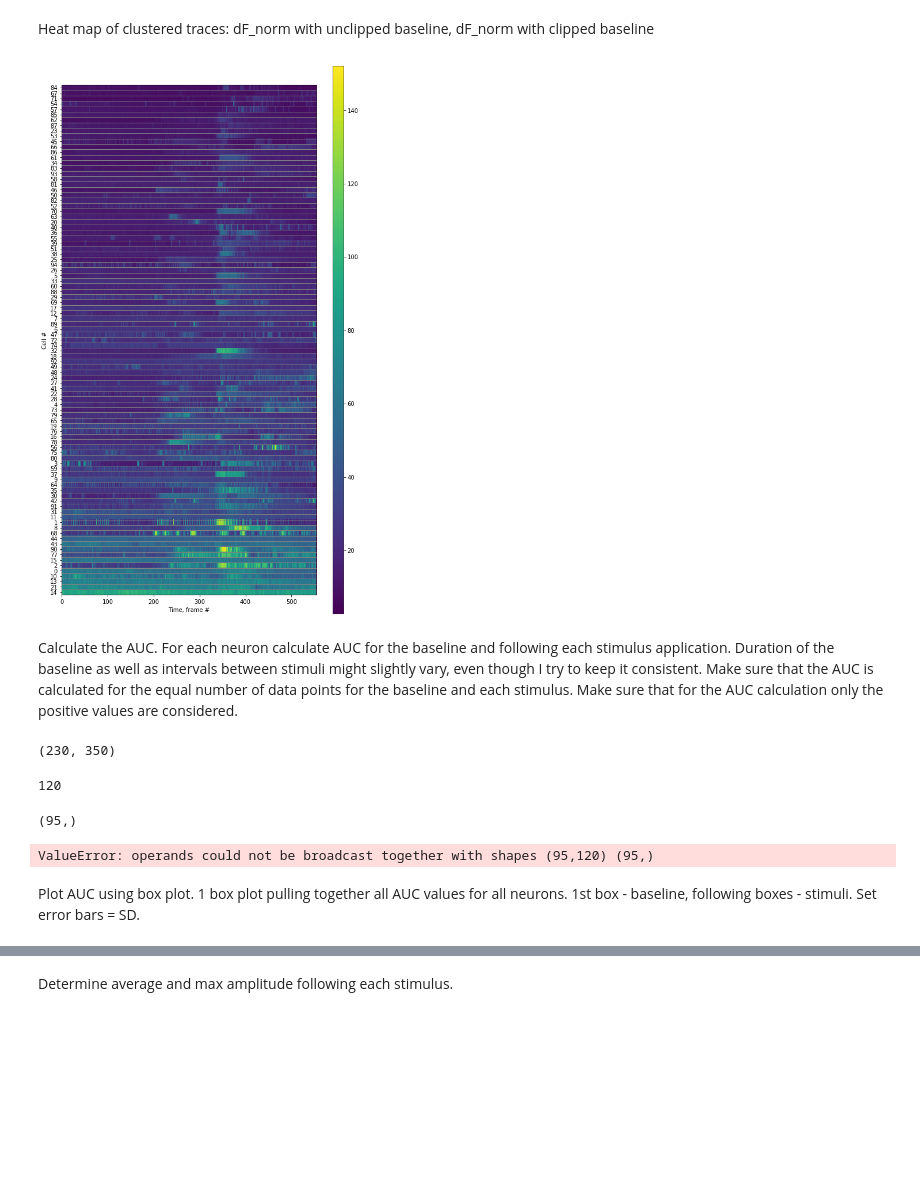
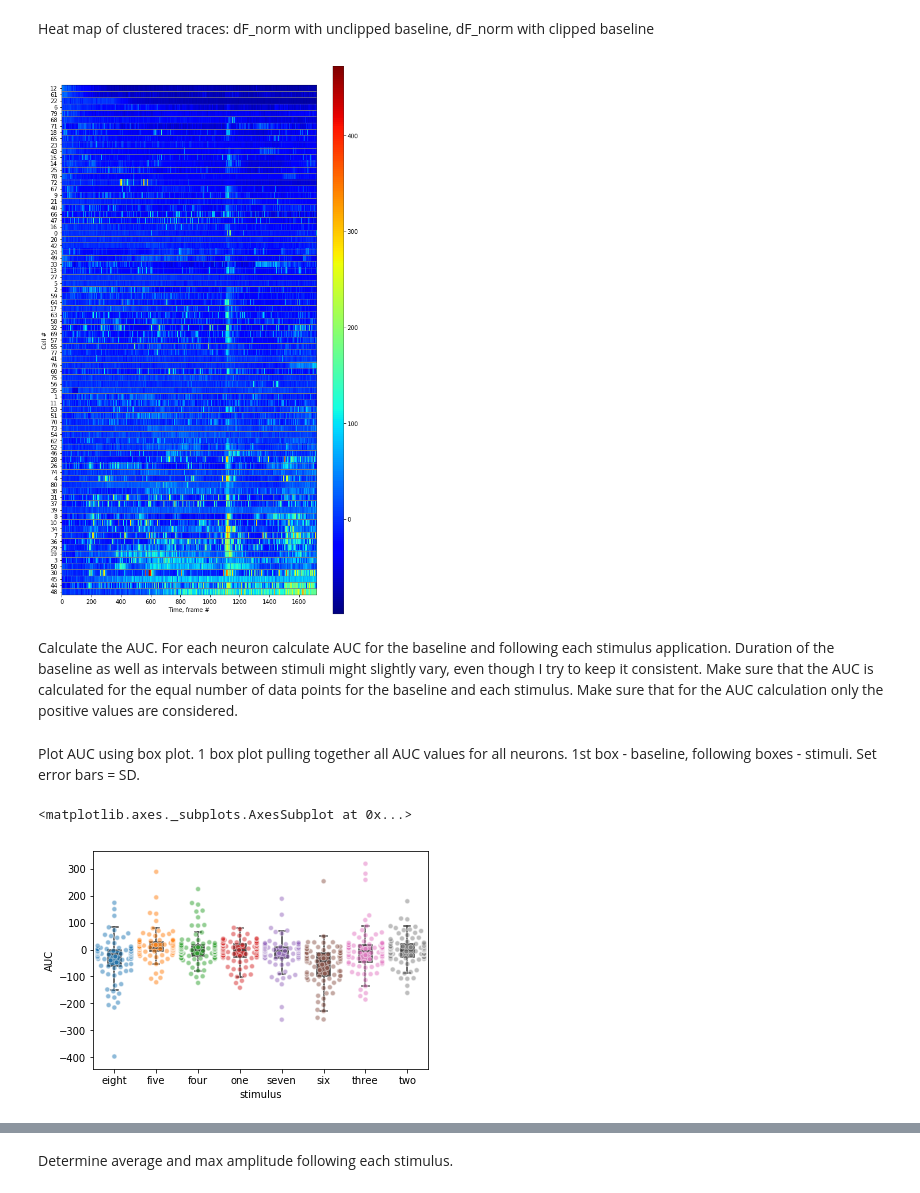
Before and after one commit to antopolskiy/fluorescence_analysis, a Jupyter notebook: main.ipynb, the cells around one changed output, grey strips where cells are left out. Drawn from its saved outputs; the diff is of its cells as text; code cells hidden in the pictures; blank space fills up the shorter version.

```diff
--- a/main.ipynb
+++ b/main.ipynb
@@ -63,8 +85,8 @@ import matplotlib.pyplot as plt
 def normalize_on_background(dF,n_frames_in_background):
     '''
     Normalizes a trace `dF` on the first `n_frames_in_background` samples,
-    using the following formula: (dF - MEAN(bg)) / STD(bg) * 100.
-    Thus the result is in % of STD deviations from the MEAN of bg.
+    using the following formula: (dF - MEAN(bg)) / MEAN(bg) * 100.
+    Thus the result is in % of MEAN deviations from the MEAN of bg.
 
     Returns
     dF_norm : normalized trace
@@ -72,7 +94,7 @@ def normalize_on_background(dF,n_frames_in_background):
     bg_std : STD of background period
     '''
     bg_mean = dF.loc[:,:n_frames_in_background].mean(axis=1)
-    dF_norm = dF.subtract(bg_mean,axis='rows').divide(bg_mean,axis='rows')*100
+    dF_norm = dF.subtract(bg_mean, axis='rows').divide(bg_mean, axis='rows')*100
     return dF_norm, bg_mean
 
 def clip_backgroud(dF_norm_bg, std_clip=2):
@@ -137,8 +159,9 @@ def eval_str(inp, verbose=False):
                 print('Did not execute the string, because:',str(e))
     return inp
 # %%
-# fname = 'data/data_format_example.xlsx'
-fname = 'data/S005.xlsx'
+fname = 'data/data_format_example.xlsx'
+# fname = 'data/S005.xlsx'
+fname = 'data/02_20_18_S4_5_6.xlsx'
 dF = pd.read_excel(fname, header=None, usecols='B:ZZZ').T
 
 params = pd.read_excel(fname, sheet_name=1, header=None, usecols='A:B', dtype=object)
@@ -185,6 +212,11 @@ class StimInformation():
         return '(Stim, begin, end): {}'.format(list(zip(self.names, self.begins, self.ends)))
 
 stim = StimInformation(params)
+# %%
+params['stim_baseline_bbegin'] = 0
+params['stim_baseline_bend'] = 0
+params['stim_baseline_begin'] = 0
+params['stim_baseline_end'] = 220
 # %%
 stim
 # %% [output]
@@ -285,45 +321,26 @@ if order_based_on == 'mean':
 Heat map of clustered traces: dF_norm with unclipped baseline, dF_norm with clipped baseline
 # %%
 fig, ax = plt.subplots(figsize=(8,14))
-im = ax.imshow(dataset.loc[order], aspect=dataset.shape[1]/dataset.shape[0]*2)
+im = ax.imshow(dataset.loc[order], aspect=dataset.shape[1]/dataset.shape[0]*2, cmap='jet')
 
 ax.set_yticks(np.arange(dataset.shape[0]))
 ax.set_yticklabels(order.values)
 
 ax.set_ylabel('Cell #')
 ax.set_xlabel('Time, frame #')
 
 ## to create gridlines on the y axis, need to create minor ticks and then
 ## set their length to 0 so that they don't appear as ticks on the axis
 ax.set_yticks(np.arange(0.5, dataset.shape[0]-1, 1), minor=True);
 ax.grid(which='minor', color='grey', linestyle='-', linewidth=1)
 ax.tick_params(which='minor', length=0)
 
 fig.tight_layout()
 
 cbar = ax.figure.colorbar(im, ax=ax, aspect=50)
 
 plt.savefig('img/heatmap_{}.png'.format(dataset_for_heatmap), dpi=300, bbox_inches='tight')
 # %% [output]
-[figure, old version]
+[figure, new version]
 # %% [markdown]
 Calculate the AUC. For each neuron calculate AUC for the baseline and following each stimulus application. Duration of the baseline as well as intervals between stimuli might slightly vary, even though I try to keep it consistent. Make sure that the AUC is calculated for the equal number of data points for the baseline and each stimulus. Make sure that for the AUC calculation only the positive values are considered.
-# %%
-stim('one','begin'), stim('one','end')
-# %% [output]
-(230, 350)
-# %%
-350 - 230
-# %% [output]
-120
-# %%
-ix_bl_begin = stim('one','bbegin')
-ix_bl_end = stim('one','bend')
-bl_mean = dF_norm.iloc[:,ix_bl_begin:ix_bl_end].mean(axis=1)
-bl_mean.shape
-# %% [output]
-(95,)
-# %%
-np.subtract(dF_norm.iloc[:,ix_begin:ix_end].values, bl_mean)
-# %% [output]
-ValueError: operands could not be broadcast together with shapes (95,120) (95,)
@@ -335,2 +388,11 @@ np.trapz(dF_norm.iloc[:,ix_begin:ix_end].values,
 # %% [markdown]
 Plot AUC using box plot. 1 box plot pulling together all AUC values for all neurons. 1st box - baseline, following boxes - stimuli. Set error bars = SD.
+# %%
+responses_AUC = get_responses_AUC(dF_norm_clipped, stim, params)
+responses_AUC.to_csv('AUC.csv')
+responses_tidy = responses_AUC.melt(var_name='stimulus', value_name='AUC')
+sns.boxplot(data=responses_tidy, x='stimulus', y='AUC', width=0.3, fliersize=0)
+sns.swarmplot(data=responses_tidy, x='stimulus', y='AUC', edgecolor='white', linewidth=1, alpha=0.5)
+# %% [output]
+<matplotlib.axes._subplots.AxesSubplot at 0x...>
+[figure, added]
```
Also changed, not shown: parts of 16 cells of this notebook.
